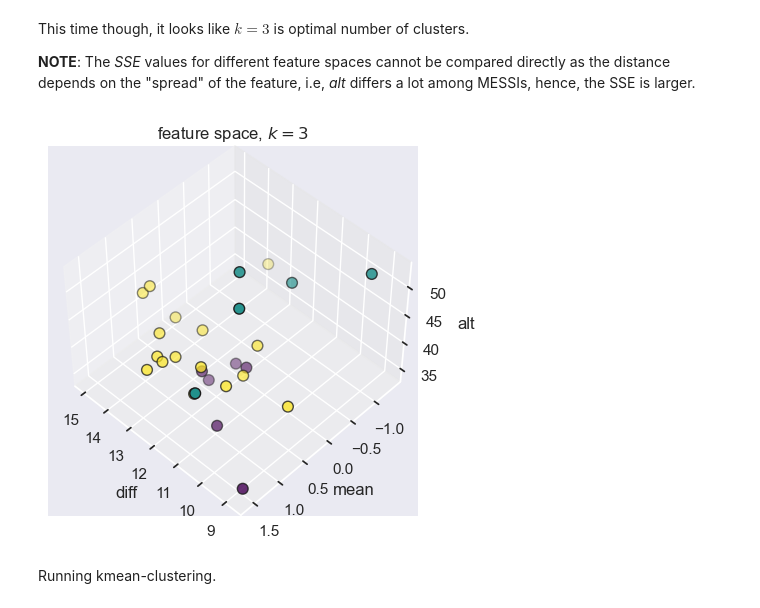
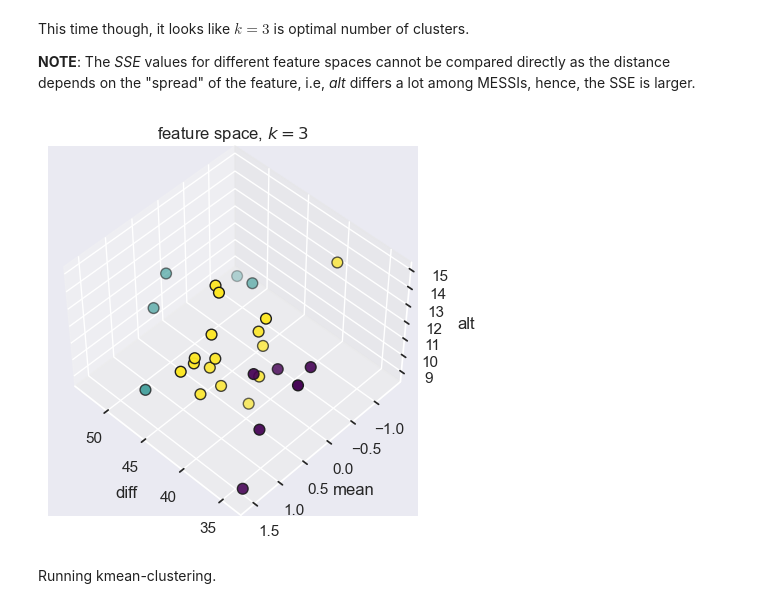
Before and after one commit to vegan-schnitzel/messi-cluster-analysis, a Jupyter notebook: code/3-other-features.ipynb, the cells around one changed output. Saved outputs shown, nothing was run; the diff lists cells and outputs as text; code cells hidden in the pictures.

```diff
--- a/code/3-other-features.ipynb
+++ b/code/3-other-features.ipynb
@@ -75,20 +75,20 @@ This time though, it looks like $k=3$ is optimal number of clusters.
 # %%
 # repeat kmeans with 3 clusters
 n_clusters = 3
 
 kmeans = KMeans(n_clusters=n_clusters, init="k-means++", n_init=10,
                 random_state=42).fit(day23_ftrs)
 
 # and visualise clusters in feature space
 fig, ax = plt.subplots(subplot_kw={"projection": "3d", "elev": 48, "azim": 134})
-ax.scatter(day23_ftrs[:, 0], day23_ftrs[:, 1], day23_ftrs[:, 2],
-           c=kmeans.labels_, edgecolor="k", cmap="viridis", s=60)
-ax.set_xlabel(ftrs[0])
+ax.scatter(day23_ftrs[:, 2], day23_ftrs[:, 1], day23_ftrs[:, 0],  # changed order so "alt"
+           c=kmeans.labels_, edgecolor="k", cmap="viridis", s=60) # isn't on z-axis
+ax.set_xlabel(ftrs[2])
 ax.set_ylabel(ftrs[1])
-ax.set_zlabel(ftrs[2])
+ax.set_zlabel(ftrs[0])
 ax.set_title(rf"feature space, $k={n_clusters}$");
 # %% [output]
-[figure, old version]
+[figure, new version]
 # %% [markdown]
 Running kmean-clustering.
 # %%
```
Also changed, not shown: 35 other files.
